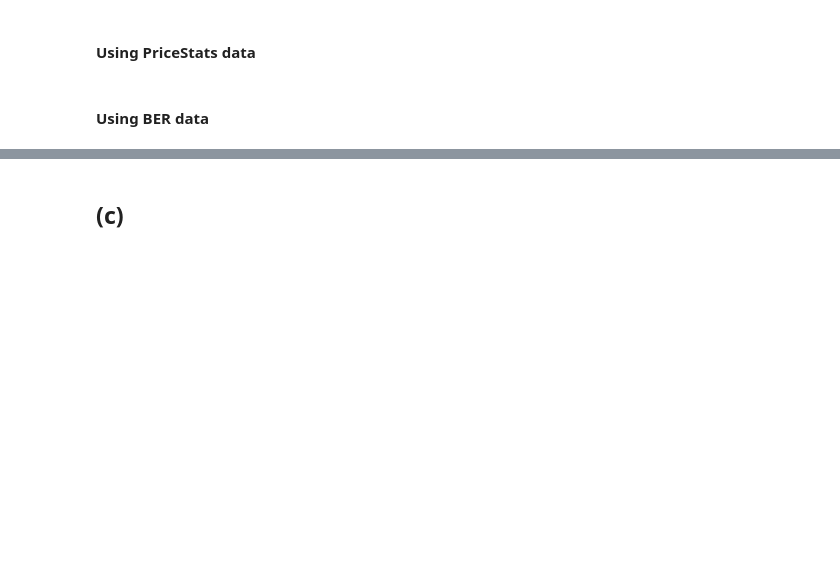
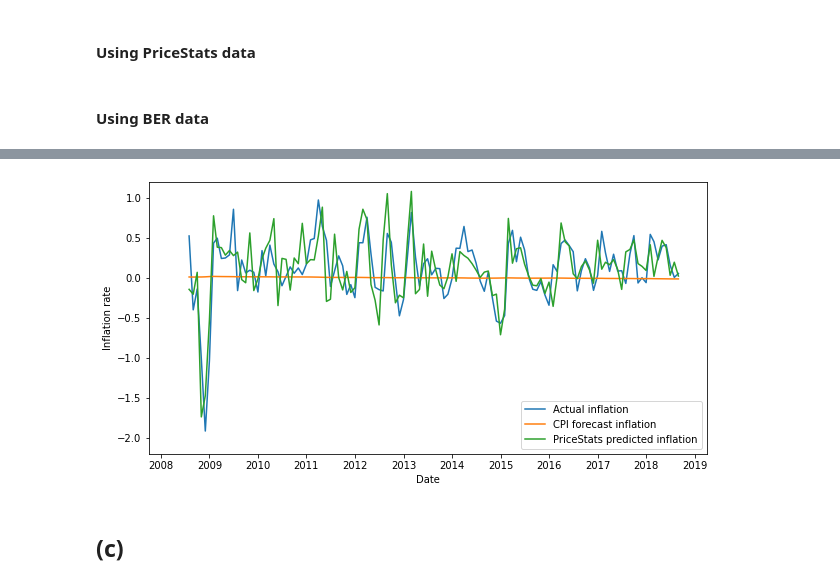
Before and after one commit to pipeton8/6.439-stats-comp-applications, a Jupyter notebook: Assignments/3 - Economics/6.439 - Problem Set 3.ipynb, the cells around one changed output, grey strips where cells are left out. Saved outputs shown, nothing was run; the diff lists cells and outputs as text; code cells hidden in the pictures; blank space fills up the shorter version.

```diff
--- a/Assignments/3 - Economics/6.439 - Problem Set 3.ipynb
+++ b/Assignments/3 - Economics/6.439 - Problem Set 3.ipynb
@@ -1139,3 +1136,6 @@ cpi_data['pred_inflation_CPI'] = (np.exp(cpi_data['pred_a'] - cpi_data['log_CPI'
 cpi_data['pred_inflation_PS'] = (cpi_data['PriceStats'] / cpi_data['PriceStats'].shift(1) - 1) * 100
 # %% [markdown]
 #### Using BER data
+# %%
+cpi_data['pred_inflation_BER_5y'] = cpi_data['ber_5y']**(1/5.) - 1
+cpi_data['pred_inflation_BER_10y'] = cpi_data['ber_10y']**(1/10.) - 1
@@ -1142,3 +1169,43 @@ cpi_data['pred_inflation_PS'] = (cpi_data['PriceStats'] / cpi_data['PriceStats']
+# %%
+# Axis offsets
+offset = (3,0.2)
+date_offset = pd.offsets.DateOffset(months=offset[0])
+
+# Initialize figure
+fig, ax = plt.subplots()
+fig.set_size_inches(10,5)
+
+# Draw scatterplot and fit
+sns.lineplot(data= cpi_data, x='date', y='real_inflation', label='Actual inflation', ax=ax)
+sns.lineplot(data= cpi_data, x='date', y='pred_inflation_CPI', label='CPI forecast inflation', ax=ax)
+sns.lineplot(data= cpi_data, x='date', y='pred_inflation_PS', label='PriceStats predicted inflation', ax=ax)
+
+# Set xticks and xlim
+xticks = [f'{2008+k:d}' for k in range(12)]
+date_ticks = pd.to_datetime(xticks)
+
+x_lims = [date_ticks[0] - date_offset,
+         date_ticks[-1] + date_offset]
+
+plt.xticks(date_ticks, xticks)
+ax.set_xlim(x_lims)
+
+# Set yticks and ylim
+yticks = [-2 + 0.5*k for k in range(7)]
+plt.yticks(yticks)
+ax.set_ylim([yticks[0]-offset[1], yticks[-1]+offset[1]])
+
+# Set xlabel and ylabel
+plt.xlabel("Date")
+plt.ylabel(r"Inflation rate")
+
+# Set legend location
+plt.legend(loc='lower right')
+
+# Show figure
+fig.show()
+# %% [output]
+[figure, added]
 # %% [markdown]
 ## (c)
 # %% [markdown]
```
Also changed, not shown: parts of 17 cells of this notebook.
